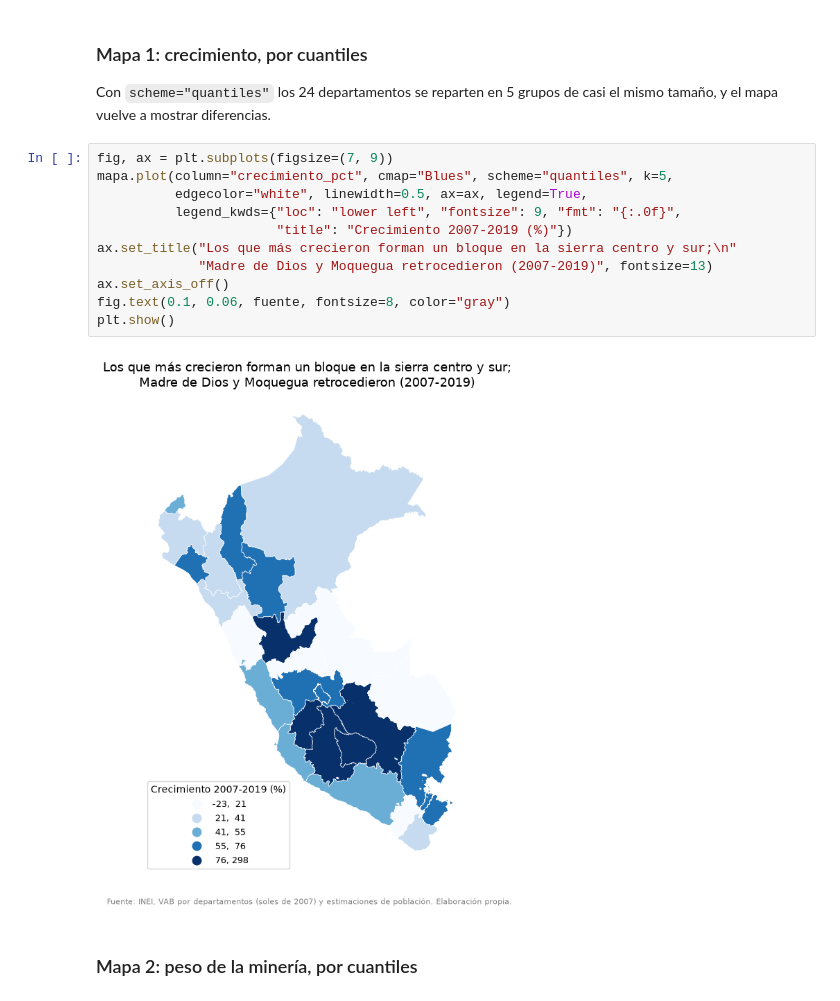
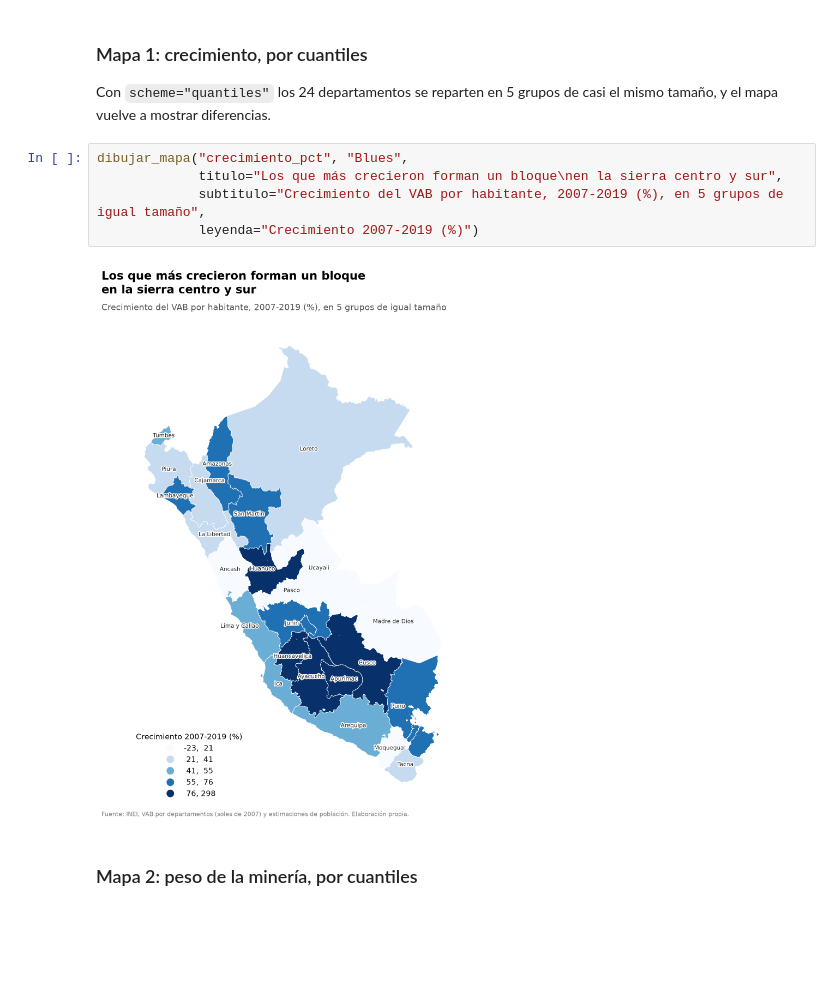
Before and after one commit to av-gomez/assignment_2_grupo_9, a Jupyter notebook: assignment_3/mapas.ipynb, the cells around one changed output. Cells and saved outputs as stored; diff of their text form; blank space fills up the shorter version.

```diff
--- a/assignment_3/mapas.ipynb
+++ b/assignment_3/mapas.ipynb
@@ -187,18 +228,12 @@ plt.show()
 
 Con `scheme="quantiles"` los 24 departamentos se reparten en 5 grupos de casi el mismo tamaño,
 y el mapa vuelve a mostrar diferencias.
-# %%
-fig, ax = plt.subplots(figsize=(7, 9))
-mapa.plot(column="crecimiento_pct", cmap="Blues", scheme="quantiles", k=5,
-          edgecolor="white", linewidth=0.5, ax=ax, legend=True,
-          legend_kwds={"loc": "lower left", "fontsize": 9, "fmt": "{:.0f}",
-                       "title": "Crecimiento 2007-2019 (%)"})
-ax.set_title("Los que más crecieron forman un bloque en la sierra centro y sur;\n"
-             "Madre de Dios y Moquegua retrocedieron (2007-2019)", fontsize=13)
-ax.set_axis_off()
-fig.text(0.1, 0.06, fuente, fontsize=8, color="gray")
-plt.show()
-# %% [output]
-[figure, removed]
+# %%
+dibujar_mapa("crecimiento_pct", "Blues",
+             titulo="Los que más crecieron forman un bloque\nen la sierra centro y sur",
+             subtitulo="Crecimiento del VAB por habitante, 2007-2019 (%), en 5 grupos de igual tamaño",
+             leyenda="Crecimiento 2007-2019 (%)")
+# %% [output]
+[figure, added]
 # %% [markdown]
 ### Mapa 2: peso de la minería, por cuantiles
```
Also changed, not shown: parts of 9 cells of this notebook, 1 other file.
